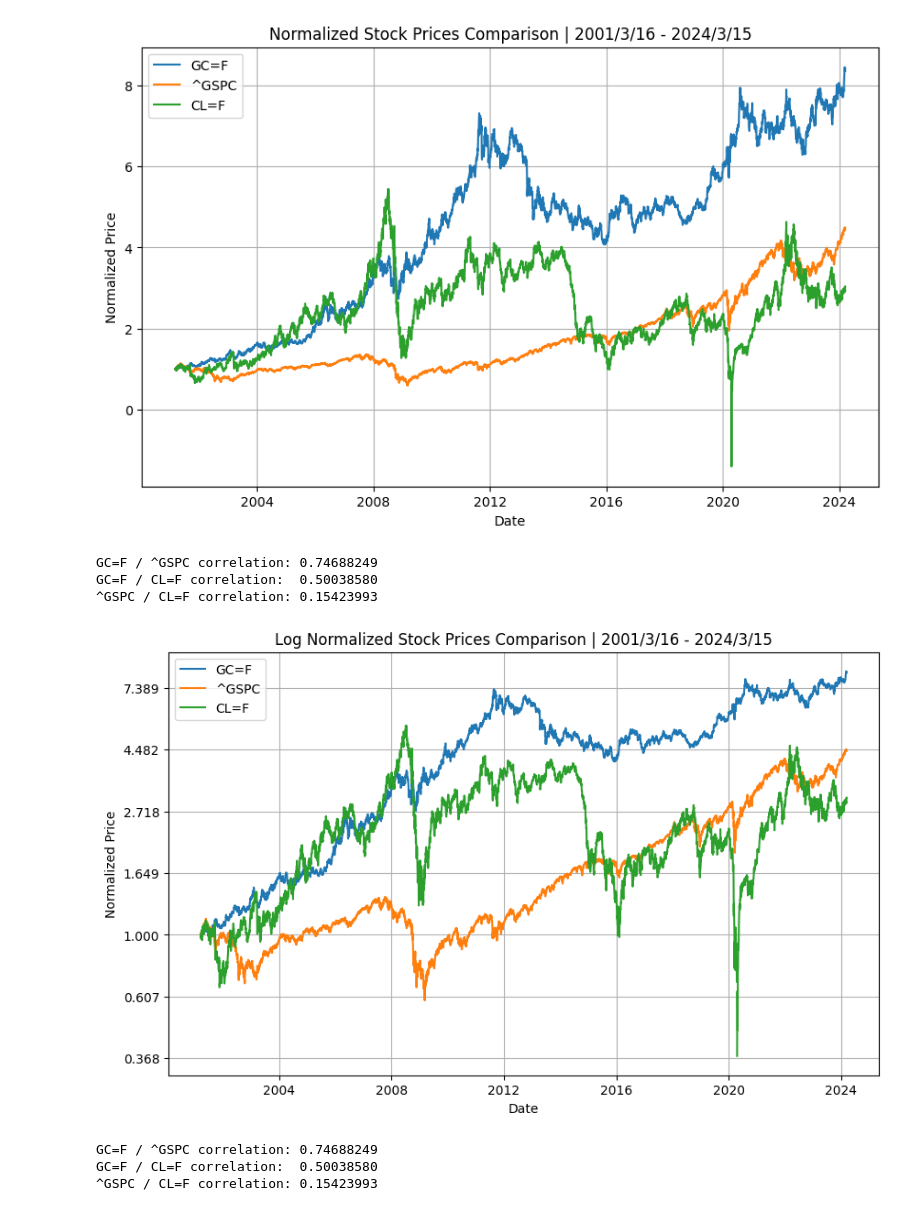
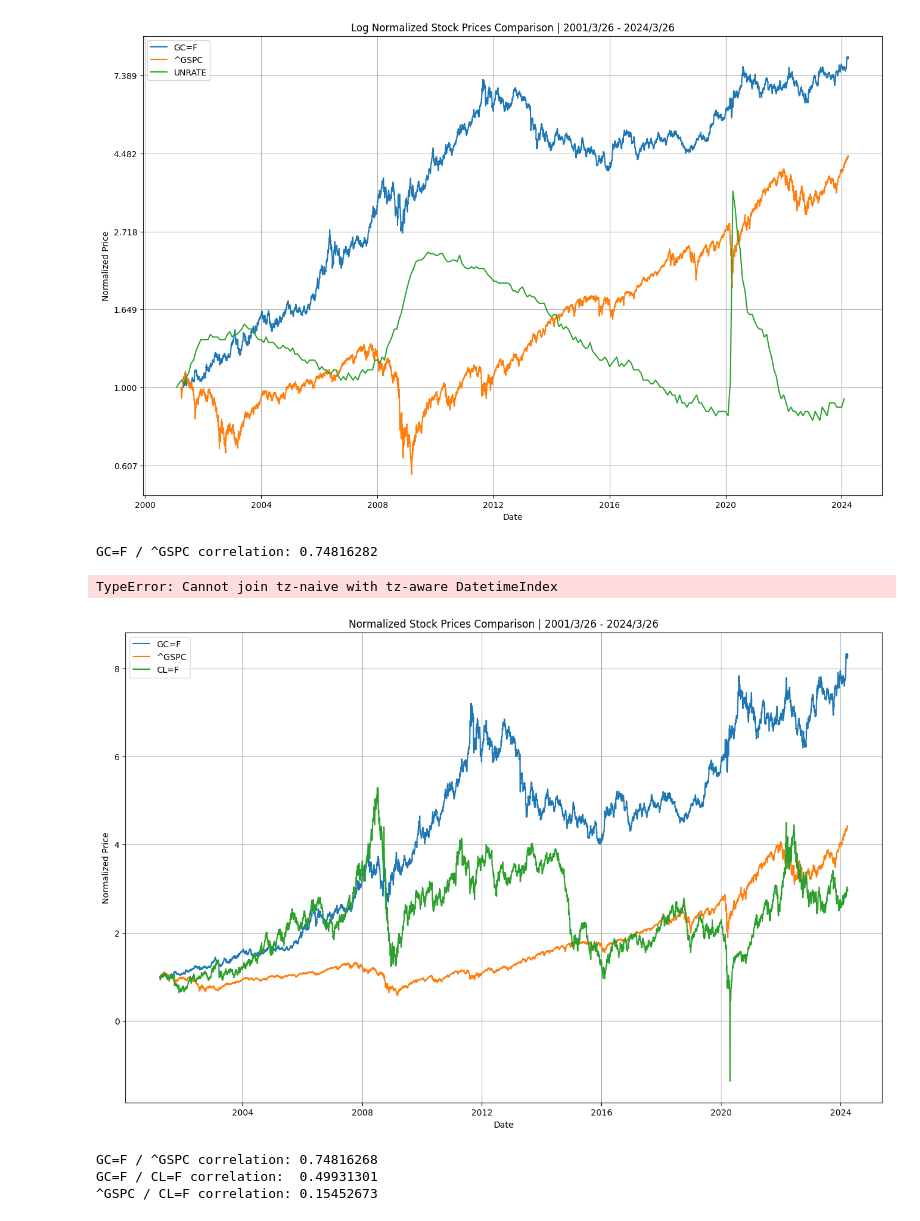
Before and after one commit to ivandimitrovkyulev/Notebooks, a Jupyter notebook: sample/comparison.ipynb, the cells around one changed output. Cells and saved outputs as stored; diff of their text form; code cells hidden in the pictures.

```diff
--- a/sample/comparison.ipynb
+++ b/sample/comparison.ipynb
@@ -37,15 +43,13 @@ stock_1
 # %%
-from src.plotting import plot_n_chart_comparison
-plot_n_chart_comparison([(ticker_1, stock_1), (ticker_2, stock_2), (ticker_3, stock_3)], log_scale=False)
+plotting.plot_n_chart_comparison([(ticker_1, stock_1), (ticker_2, stock_2), ("UNRATE", data_1)], log_scale=True)
 # %% [output]
-[figure, old version]
+[figure, new version]
-GC=F / ^GSPC correlation: 0.74688249
-GC=F / CL=F correlation:  0.50038580
-^GSPC / CL=F correlation: 0.15423993
+GC=F / ^GSPC correlation: 0.74816282
+TypeError: Cannot join tz-naive with tz-aware DatetimeIndex
 # %%
-plot_n_chart_comparison([(ticker_1, stock_1), (ticker_2, stock_2), (ticker_3, stock_3)], log_scale=True)
+plotting.plot_n_chart_comparison([(ticker_1, stock_1), (ticker_2, stock_2), (ticker_3, stock_3)], log_scale=False)
 # %% [output]
-[figure, old version]
+[figure, new version]
-GC=F / ^GSPC correlation: 0.74688249
-GC=F / CL=F correlation:  0.50038580
-^GSPC / CL=F correlation: 0.15423993
+GC=F / ^GSPC correlation: 0.74816268
+GC=F / CL=F correlation:  0.49931301
+^GSPC / CL=F correlation: 0.15452673
```
Also changed, not shown: parts of 4 cells of this notebook, 5 other files.
